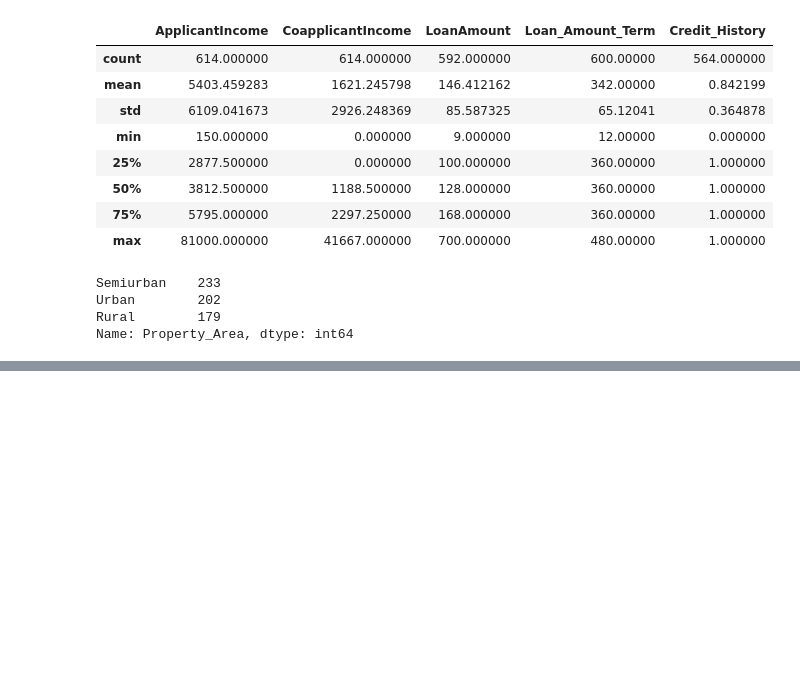
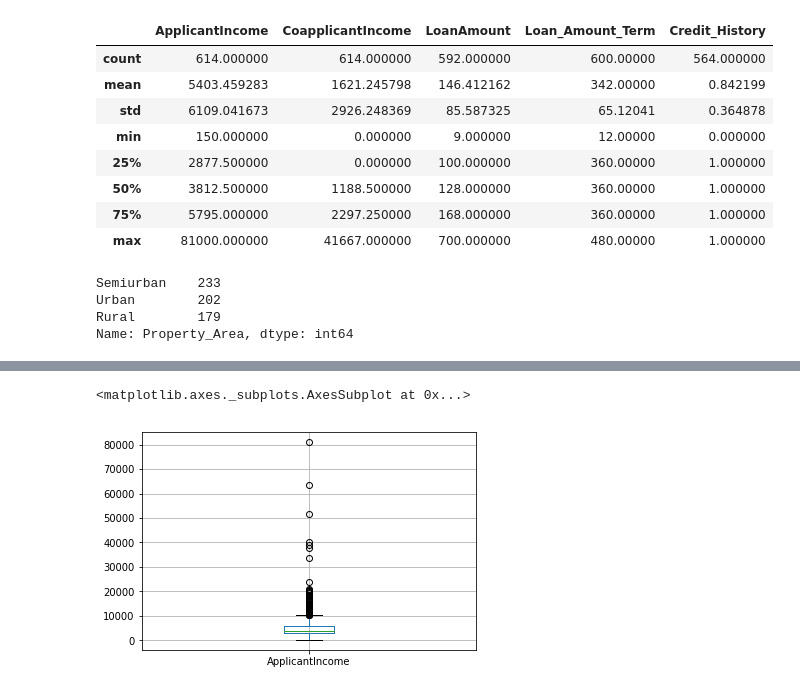
Before and after one commit to DrRosh/Loan-Test, a Jupyter notebook: Loan Prediction Test.ipynb, the cells around one changed output, grey strips where cells are left out. Drawn from its saved outputs; the diff is of its cells as text; code cells hidden in the pictures; blank space fills up the shorter version.

```diff
--- a/Loan Prediction Test.ipynb
+++ b/Loan Prediction Test.ipynb
@@ -52,0 +78,5 @@ df["gender"]
+# %%
+df.boxplot(column = "ApplicantIncome")
+# %% [output]
+<matplotlib.axes._subplots.AxesSubplot at 0x...>
+[figure, added]
```
Also changed, not shown: parts of 12 cells of this notebook.
